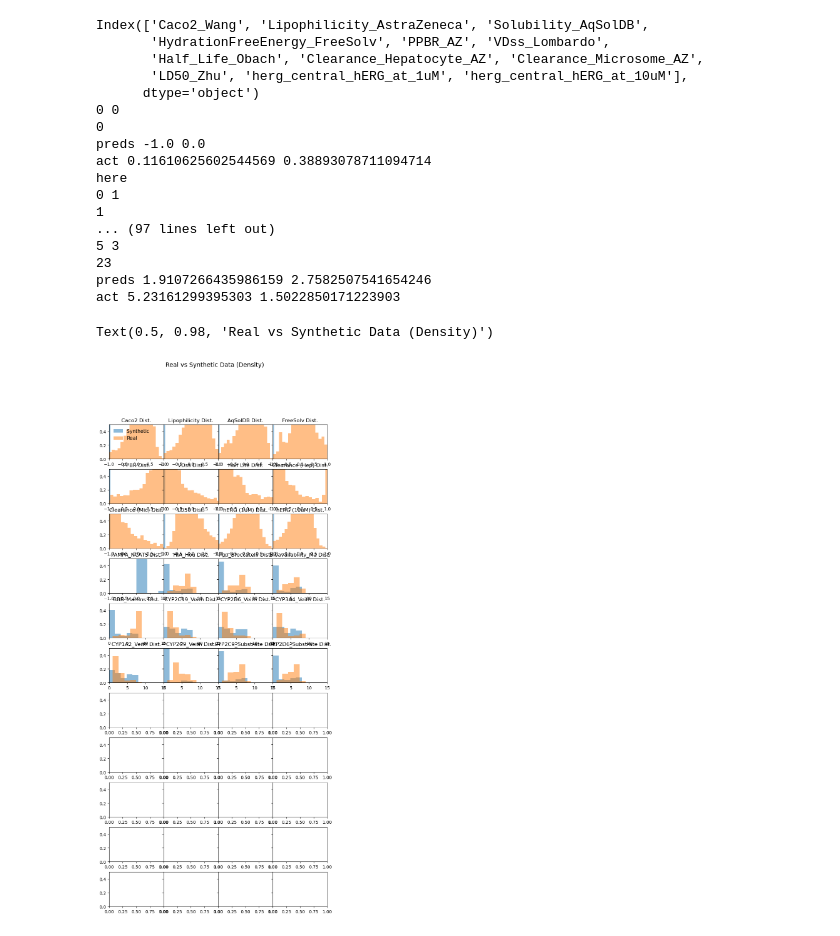
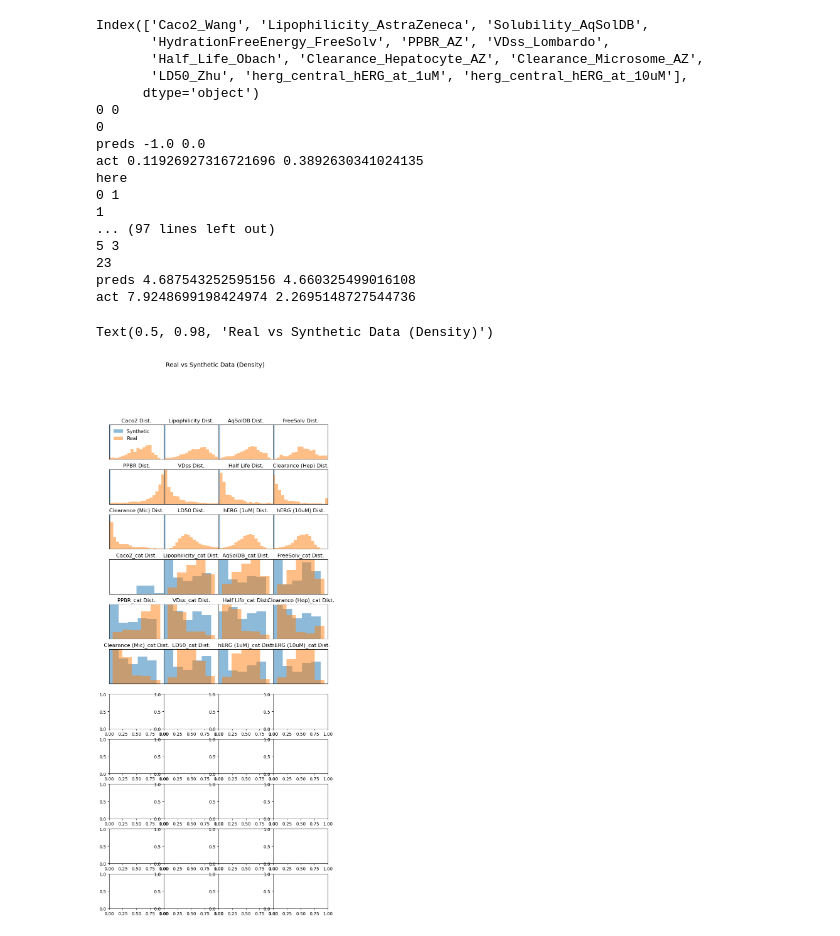
Before and after one commit to bing1100/syndata, a Jupyter notebook: 3. analyze.ipynb, the cells around one changed output. Drawn from its saved outputs; the diff is of its cells as text; code cells hidden in the pictures.

```diff
--- a/3. analyze.ipynb
+++ b/3. analyze.ipynb
@@ -165,25 +46,21 @@ vlists = {
     k: norm(v) for k,v in vlists.items()
 }
 
-
-# for col in f.drop(labels=['Drug'], axis=1).columns[:NUMERICAL]:
-#     vlists[col+"_cat"] = vlists[col]
-
 nullmask = np.stack([
     np.isnan(v)==False for _,v in vlists.items()
     ], axis=-1)
 
 dmss = []
 for k,v in vlists.items():
-    vlists[k], dms = sample_local_gaussian(v, numbins=10)
+    vlists[k], dms = sample_local_gaussian(v, numbins=15)
     dmss.append(dms)
 
 for col in f.drop(labels=['Drug'], axis=1).columns[:12]:
-    vlists[col+"_cat"] = convert_categorical(vlists[col], numbins=10)
+    vlists[col+"_cat"] = convert_categorical(vlists[col], numbins=15)
 
 print(vlists)
 
-filename = "/media/bhux/alpha/xsd_mvp/3000e_ac_0.0005/1000_dict.csv"
+filename = "/media/bhux/alpha/xsd_mvp/3000e_ac_more_cat_15/1000_dict.csv"
 vals = pd.read_csv(filename).values
 
 smiles_vs = []
@@ -214,7 +91,7 @@ for v in vals:
 # %%
 fig = plt.figure(figsize=(9,20))
 gs = fig.add_gridspec(11,4, wspace=0, hspace=0.3)
-ax = gs.subplots(sharey=True, sharex=False)
+ax = gs.subplots(sharey=False, sharex=False)
 
 print(gt.columns)
 names = [
@@ -231,18 +108,30 @@ names = [
     "hERG (1uM)",
     "hERG (10uM)",
     # Categorical
-    'PAMPA_NCATS',
-    'HIA_Hou',
-    'Pgp_Broccatelli',
-    'Bioavailability_Ma',
-    'BBB_Martins',
-    'CYP2C19_Veith',
-    'CYP2D6_Veith',
-    'CYP3A4_Veith',
-    'CYP1A2_Veith',
-    'CYP2C9_Veith',
-    'CYP2C9_Substrate',
-    'CYP2D6_Substrate',
+    "Caco2_cat",
+    "Lipophilicity_cat",
+    "AqSolDB_cat",
+    "FreeSolv_cat",
+    "PPBR_cat",
+    "VDss_cat",
+    "Half Life_cat",
+    "Clearance (Hep)_cat",
+    "Clearance (Mic)_cat",
+    "LD50_cat",
+    "hERG (1uM)_cat",
+    "hERG (10uM)_cat",
+    # 'PAMPA_NCATS',
+    # 'HIA_Hou',
+    # 'Pgp_Broccatelli',
+    # 'Bioavailability_Ma',
+    # 'BBB_Martins',
+    # 'CYP2C19_Veith',
+    # 'CYP2D6_Veith',
+    # 'CYP3A4_Veith',
+    # 'CYP1A2_Veith',
+    # 'CYP2C9_Veith',
+    # 'CYP2C9_Substrate',
+    # 'CYP2D6_Substrate',
     # 'CYP3A4_Substrate',
     # 'AMES',
     # 'DILI',
@@ -275,37 +164,37 @@ for c, (col, y) in enumerate(vlists.items()):
 
     ax[i][j].set_title(f"{names[c]} Dist.", fontsize=12)
     ax[i][j].hist(x, bins=bins, alpha=0.5, label='Synthetic', density=True)
     ax[i][j].hist(y, bins=bins, alpha=0.5, label='Real', density=True)
-    ax[i][j].set_ylim(0,1)
+    ax[i][j].set_ylim(0,2.8)
     ax[i][j].set_xlim(-1,1)
     if c > 12:
-        ax[i][j].set_ylim(0,0.5)
-        ax[i][j].set_xlim(0,10)
+        ax[i][j].set_ylim(0,0.1)
+        ax[i][j].set_xlim(0,15)
     ax[i][j].get_xaxis().set_ticks([])
     ax[i][j].get_yaxis().set_ticks([])
     #plt.yscale('log')
 
     # xyhist(preds[i], vlists[col], f"{col} Real vs Synthetic Data (Epoch: {e})")
 
 ax[0][0].legend(loc='upper left', fontsize=11, frameon=False)
 fig.suptitle("Real vs Synthetic Data (Density)", fontsize=14)
 # %% [output]
 Index(['Caco2_Wang', 'Lipophilicity_AstraZeneca', 'Solubility_AqSolDB',
        'HydrationFreeEnergy_FreeSolv', 'PPBR_AZ', 'VDss_Lombardo',
        'Half_Life_Obach', 'Clearance_Hepatocyte_AZ', 'Clearance_Microsome_AZ',
        'LD50_Zhu', 'herg_central_hERG_at_1uM', 'herg_central_hERG_at_10uM'],
       dtype='object')
 0 0
 0
 preds -1.0 0.0
-act 0.11610625602544569 0.38893078711094714
+act 0.11926927316721696 0.3892630341024135
 here
 0 1
 1
 ... (97 lines left out)
 5 3
 23
-preds 1.9107266435986159 2.7582507541654246
-act 5.23161299395303 1.5022850171223903
+preds 4.687543252595156 4.660325499016108
+act 7.9248699198424974 2.2695148727544736
 Text(0.5, 0.98, 'Real vs Synthetic Data (Density)')
-[figure, old version]
+[figure, new version]
```
Also changed, not shown: parts of 3 cells of this notebook, 4 other files.
